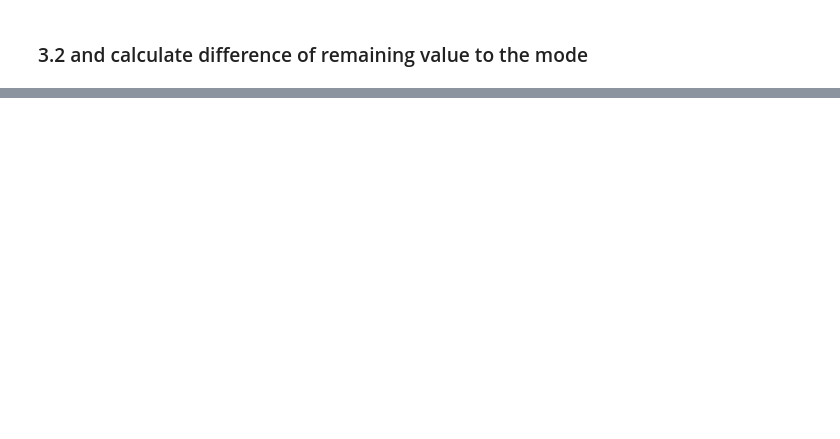
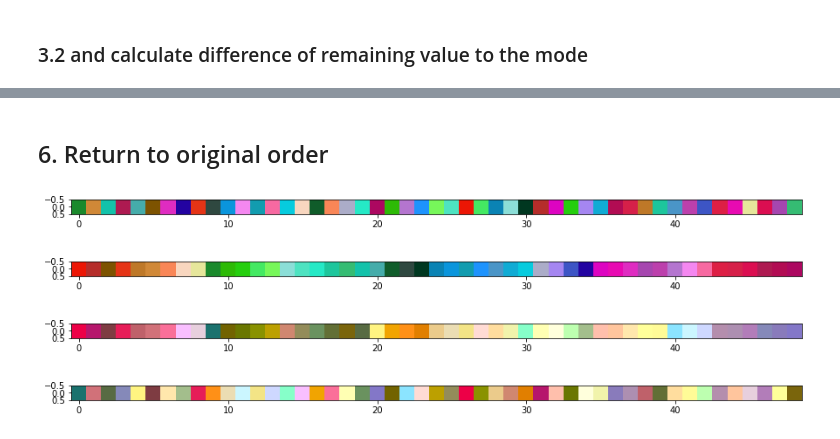
Before and after one commit to jacob-brown/Image-Colour-Themer, a Jupyter notebook: FunctionsConcept.ipynb, the cells around one changed output, grey strips where cells are left out. Drawn from its saved outputs; the diff is of its cells as text; code cells hidden in the pictures; blank space fills up the shorter version.

```diff
--- a/FunctionsConcept.ipynb
+++ b/FunctionsConcept.ipynb
@@ -127,0 +271,15 @@ print(hexModeCount)
+# %% [markdown]
+## 6. Return to original order
+# %%
+indexList = returnCompareListsReturnIndex(og_colours, colours)
+rearrange_list = rearrange(flat_colour_list, indexList)
+
+showImage([og_colours])
+showImage([colours])
+showImage([flat_colour_list])
+showImage([rearrange_list])
+# %% [output]
+[figure, added]
+[figure, added]
+[figure, added]
+[figure, added]
```
Also changed, not shown: parts of 13 cells of this notebook.
